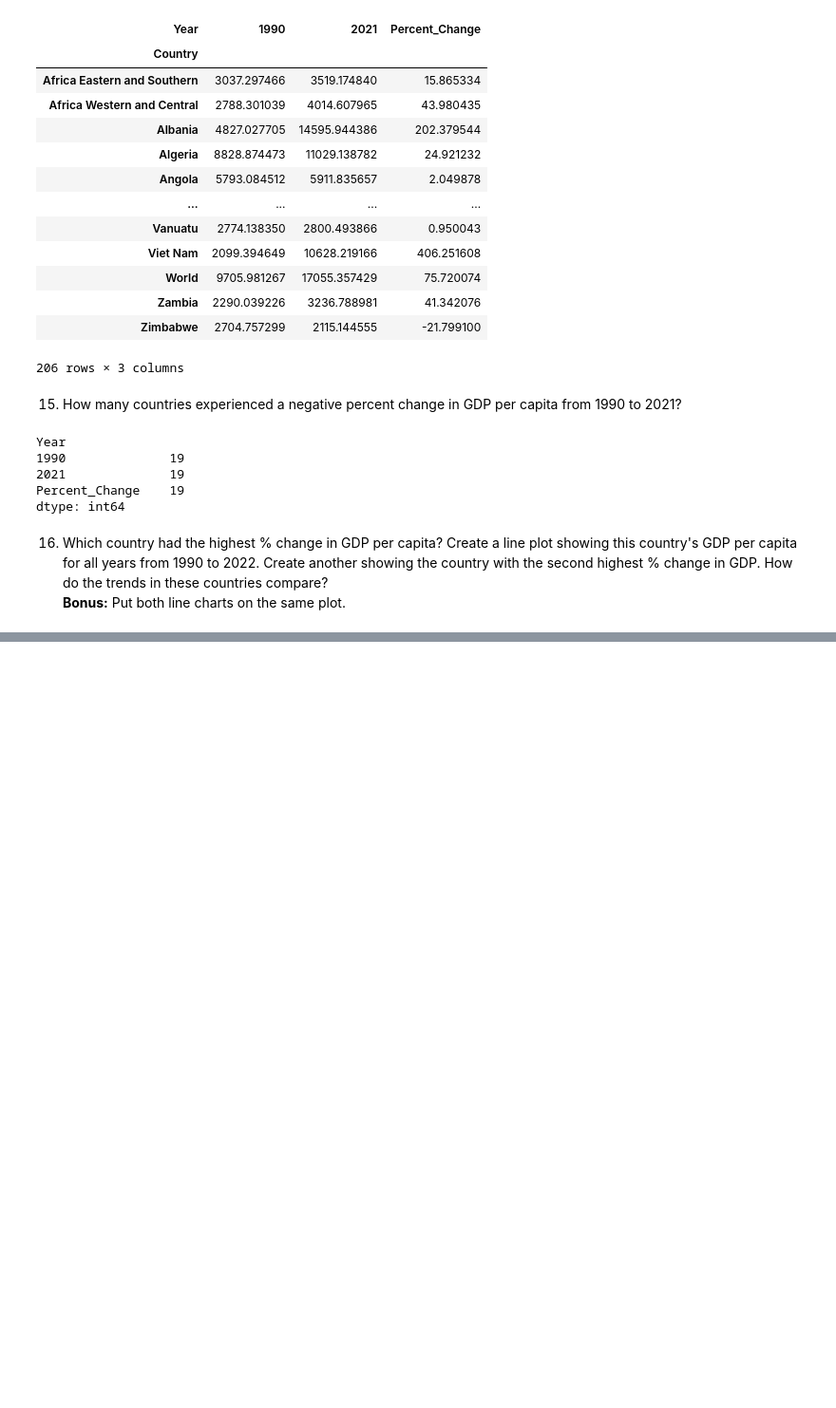
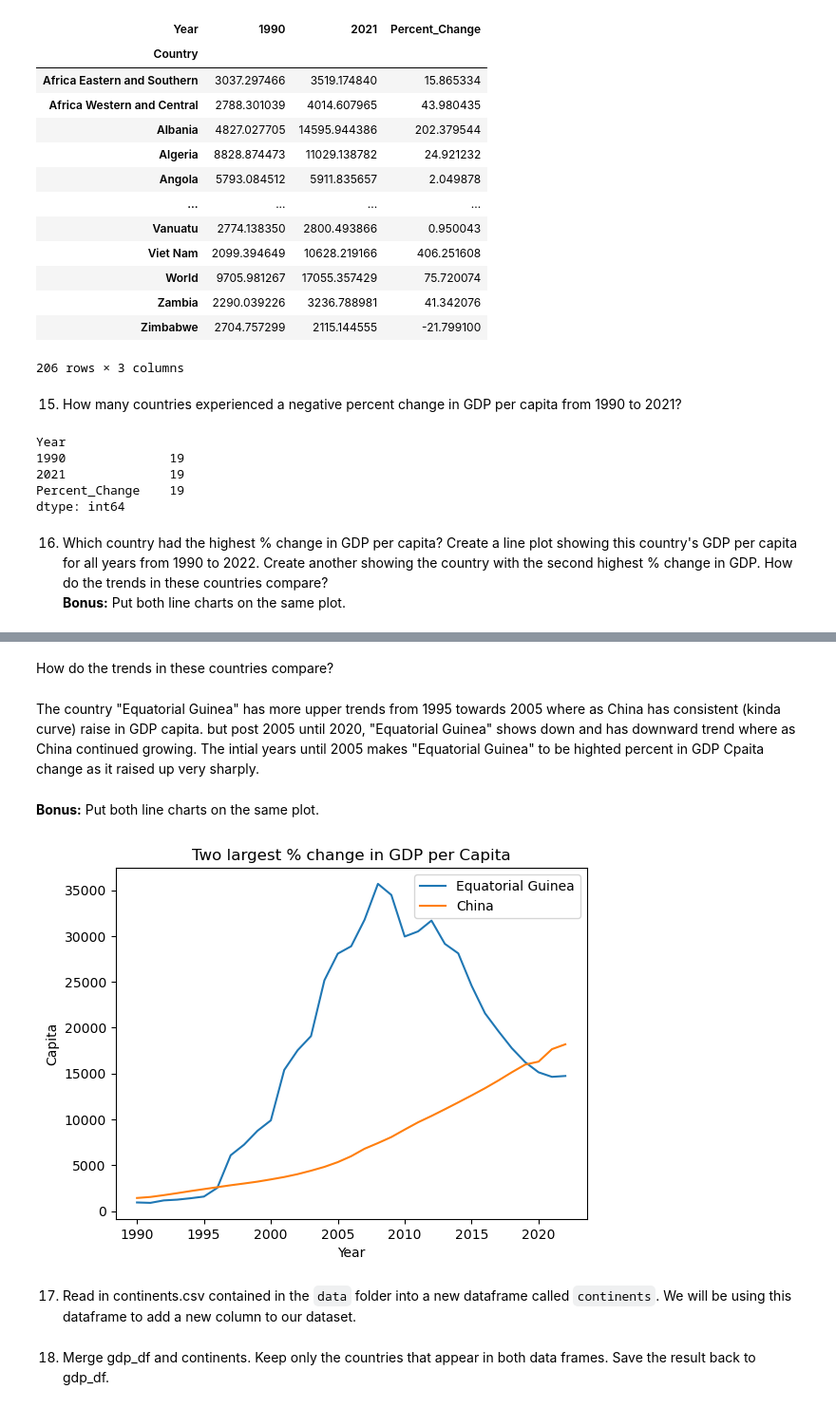
Before and after one commit to nss-data-science-cohort-8/un-exploration-ndpawar1981, a Jupyter notebook: Notebooks/UN_Data_Exploration.ipynb, the cells around one changed output, grey strips where cells are left out. Shown: that part at 95% size. Drawn from its saved outputs; the diff is of its cells as text; code cells hidden in the pictures; blank space fills up the shorter version.

```diff
--- a/Notebooks/UN_Data_Exploration.ipynb
+++ b/Notebooks/UN_Data_Exploration.ipynb
@@ -381,0 +416,18 @@ dtype: int64
+# %% [markdown]
+How do the trends in these countries compare?
+# %% [markdown]
+The country "Equatorial Guinea" has more upper trends from 1995 towards 2005 where as China has consistent (kinda curve) raise in GDP capita. but post 2005 until 2020, "Equatorial Guinea" shows down and has downward trend where as China continued growing. The intial years until 2005 makes "Equatorial Guinea" to be highted percent in GDP Cpaita change as it raised up very sharply.
+# %% [markdown]
+**Bonus:** Put both line charts on the same plot.
+# %%
+plt.plot(Equ_Guinea['Year'], Equ_Guinea['GDP_Per_Capita'], label='Equatorial Guinea')
+plt.plot(china_df['Year'], china_df['GDP_Per_Capita'], label='China')
+plt.legend()
+plt.xlabel('Year')
+plt.ylabel('Capita')
+plt.title('Two largest % change in GDP per Capita')
+plt.show()
+# %% [output]
+[figure, added]
+# %% [markdown]
+17. Read in continents.csv contained in the `data` folder into a new dataframe called `continents`. We will be using this dataframe to add a new column to our dataset.
@@ -381,0 +436,2 @@ dtype: int64
+# %% [markdown]
+18. Merge gdp_df and continents. Keep only the countries that appear in both data frames. Save the result back to gdp_df.
```
Also changed, not shown: parts of 15 cells of this notebook.
